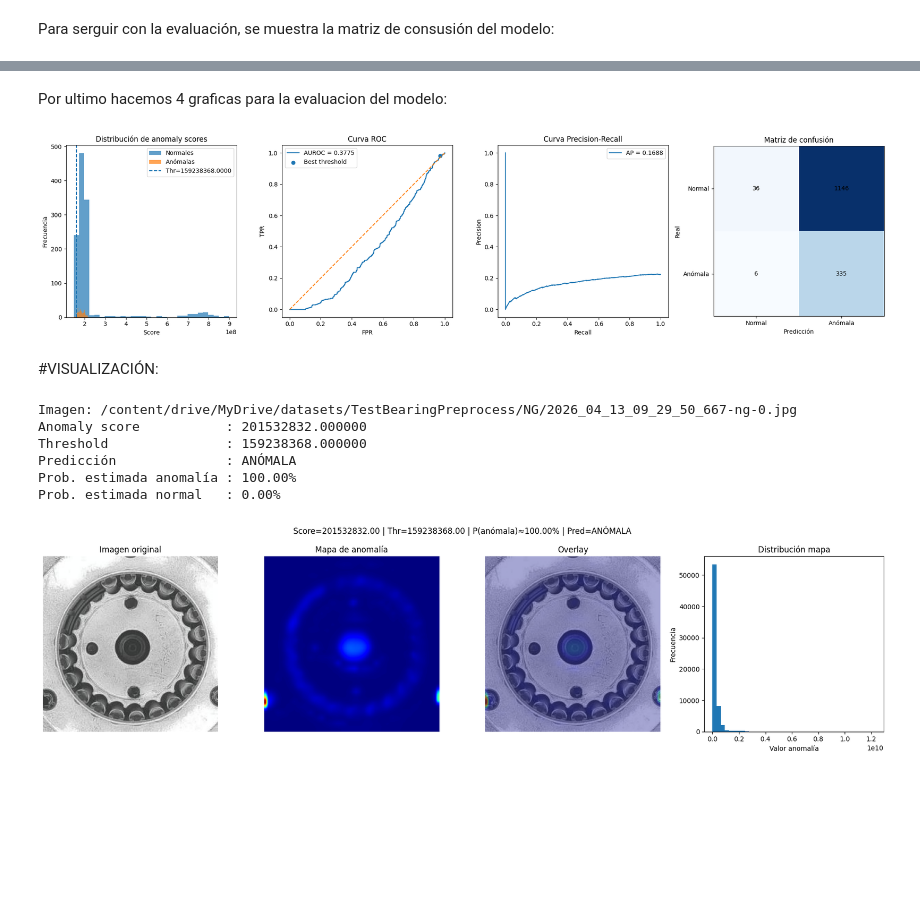
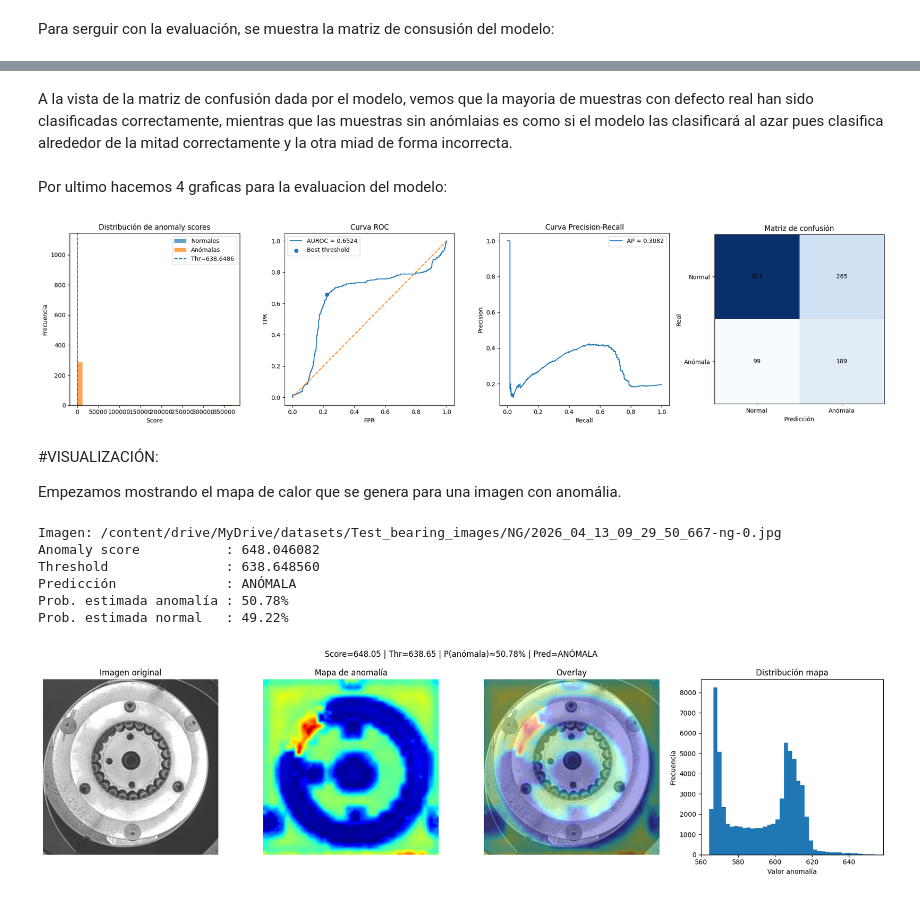
Before and after one commit to nereaalonsomolinero/Bearing_Anomaly_Detection, a Jupyter notebook: main.ipynb, the cells around one changed output, grey strips where cells are left out. Cells and saved outputs as stored; diff of their text form; code cells hidden in the pictures; blank space fills up the shorter version.

Commit message:
v 1.3 beter results

```diff
--- a/main.ipynb
+++ b/main.ipynb
@@ -423,7 +422,7 @@ optimizer = torch.optim.Adam(
     filter(lambda p: p.requires_grad, model.parameters()),
     lr=LEARNING_RATE,
     weight_decay=1e-6
-)
+) #se elige Adam como optimizador
 
 
 #ENTRENAMIENTO
@@ -519,6 +500,7 @@ val_model = FastFlow(
     unfreeze_last_layer=True
 ).to(device)
 
+SAVE_PATH="/content/drive/MyDrive/datasets/fastflow_checkpoints/fastflow_epoch_11.pth"
 state_dict = torch.load(SAVE_PATH, map_location=device)
 val_model.load_state_dict(state_dict)
 val_model.eval()
@@ -726,3 +692,5 @@ Score=848513728.000000 | True=0 | Pred=1 | Path=/content/drive/MyDrive/datasets/
+# %% [markdown]
+A la vista de la matriz de confusión dada por el modelo, vemos que la mayoria de muestras con defecto real han sido clasificadas correctamente, mientras que las muestras sin anómlaias es como si el modelo las clasificará al azar pues clasifica alrededor de la mitad correctamente y la otra miad de forma incorrecta.
 # %% [markdown]
 Por ultimo hacemos 4 graficas para la evaluacion del modelo:
 # %%
@@ -772,9 +740,11 @@ plt.ylabel("Real")
 plt.tight_layout()
 plt.show()
 # %% [output]
-[figure, old version]
+[figure, new version]
-# %% [markdown]
-#VISUALIZACIÓN:
+# %% [markdown]
+#VISUALIZACIÓN:
+
+Empezamos mostrando el mapa de calor que se genera para una imagen con anomália.
 # %%
 #ruta de la imagen concreta
 IMAGE_PATH = "/content/drive/MyDrive/datasets/Test_bearing_images/NG/2026_04_13_09_29_50_667-ng-0.jpg"
@@ -782,7 +752,7 @@ IMAGE_PATH = "/content/drive/MyDrive/datasets/Test_bearing_images/NG/2026_04_13_
 # Threshold obtenido en validación
 BEST_THRESHOLD = float(best_threshold)
 
-# Temperatura para convertir score -> pseudo-probabilidad
+# Temperatura para convertir score EN pseudo-probabilidad
 SIGMOID_TEMP = 300.0
 
 inference_transform = transforms.Compose([
@@ -799,7 +769,7 @@ inference_transform = transforms.Compose([
 def sigmoid(x):
     return 1.0 / (1.0 + np.exp(-x))
 
-# CARGAR IMAGEN
+# CARGAMOS IMAGEN
 pil_img = Image.open(IMAGE_PATH).convert("RGB")
 orig_w, orig_h = pil_img.size
 
@@ -809,7 +779,7 @@ img_tensor = inference_transform(pil_img).unsqueeze(0).to(device)
 val_model.eval()
 with torch.no_grad():
     anomaly_map = val_model.anomaly_map(img_tensor, out_size=(256, 256))  # [1,1,H,W]
-    anomaly_score = anomaly_map.flatten(1).topk(100, dim=1).values.mean(dim=1)
+    anomaly_score = anomaly_map.flatten(1).topk(100, dim=1).values.mean(dim=1).item()
 
 # MAPA DE CALOR
 heatmap = anomaly_map.squeeze().cpu().numpy()
@@ -824,7 +794,7 @@ heatmap_color = cv2.applyColorMap(heatmap_uint8, cv2.COLORMAP_JET)
 heatmap_color = cv2.cvtColor(heatmap_color, cv2.COLOR_BGR2RGB)
 
 # Imagen original redimensionada al tamaño del mapa
-orig_np = np.array(pil_img)
+orig_np = np.array(pil_img.resize((256, 256)))
 
 # Superposición
 overlay = cv2.addWeighted(orig_np, 0.65, heatmap_color, 0.35, 0)
@@ -844,43 +814,43 @@ print(f"Predicción              : {pred_label}")
 print(f"Prob. estimada anomalía : {prob_anomaly*100:.2f}%")
 print(f"Prob. estimada normal   : {prob_normal*100:.2f}%")
 
-# MOSTRAR RESULTADOS
+# MOSTRAMOS RESULTADOS
 plt.figure(figsize=(18, 5))
 
 plt.subplot(1, 4, 1)
 plt.imshow(orig_np)
 plt.title("Imagen original")
 plt.axis("off")
 
 plt.subplot(1, 4, 2)
 plt.imshow(heatmap_norm, cmap="jet")
 plt.title("Mapa de anomalía")
 plt.axis("off")
 
 plt.subplot(1, 4, 3)
 plt.imshow(overlay)
 plt.title("Overlay")
 plt.axis("off")
 
 plt.subplot(1, 4, 4)
 plt.hist(heatmap.flatten(), bins=40)
 plt.title("Distribución mapa")
 plt.xlabel("Valor anomalía")
 plt.ylabel("Frecuencia")
 
 plt.suptitle(
     f"Score={anomaly_score:.2f} | Thr={BEST_THRESHOLD:.2f} | "
     f"P(anómala)≈{prob_anomaly*100:.2f}% | Pred={pred_label}",
     fontsize=12
 )
 
 plt.tight_layout()
 plt.show()
 # %% [output]
-Imagen: /content/drive/MyDrive/datasets/TestBearingPreprocess/NG/2026_04_13_09_29_50_667-ng-0.jpg
-Anomaly score           : 201532832.000000
-Threshold               : 159238368.000000
+Imagen: /content/drive/MyDrive/datasets/Test_bearing_images/NG/2026_04_13_09_29_50_667-ng-0.jpg
+Anomaly score           : 648.046082
+Threshold               : 638.648560
 Predicción              : ANÓMALA
-Prob. estimada anomalía : 100.00%
-Prob. estimada normal   : 0.00%
+Prob. estimada anomalía : 50.78%
+Prob. estimada normal   : 49.22%
-[figure, old version]
+[figure, new version]
```
Also changed, not shown: parts of 28 cells of this notebook.
